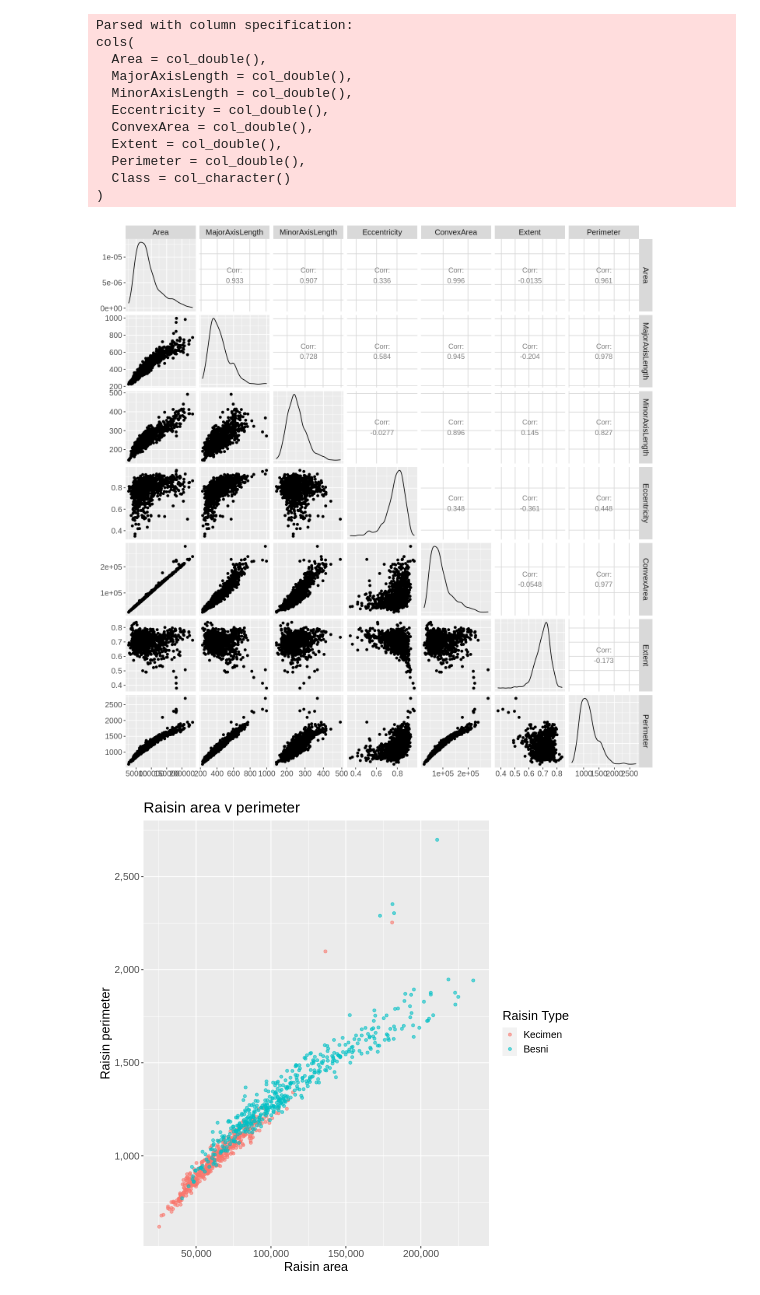
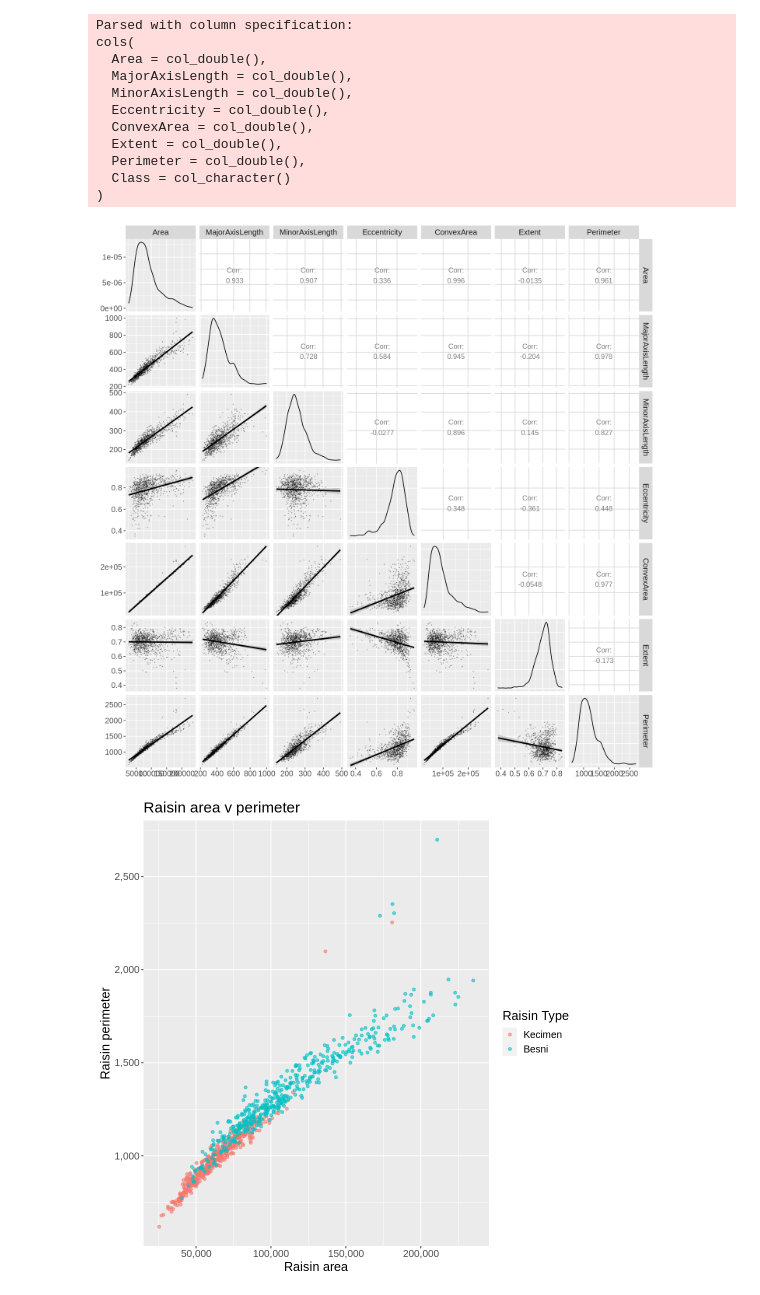
Before and after one commit to dylankim990/DSCI100_Group_1, a Jupyter notebook: visualizations.ipynb, the cells around one changed output. Saved outputs shown, nothing was run; the diff lists cells and outputs as text; code cells hidden in the pictures.

Commit message:
added smoothness and better visuals for ggpairs

```diff
--- a/visualizations.ipynb
+++ b/visualizations.ipynb
@@ -12,35 +12,36 @@ options(repr.plot.height = 12, repr.plot.width = 12)
 
 # seed value
 set.seed(5805)
 
 # ggpairs
 raisin_data <- read_csv("https://github.com/dylankim990/DSCI100_Group_2/raw/main/data/Raisin_Dataset.csv") %>%
     mutate(Class = as_factor(Class))
 
 scaled_raisin_data <- raisin_data %>%
     select(Area:Perimeter) %>%
     mutate(across(everything(), scale))
 
 raisin_data_predictors <- raisin_data %>%
     select(Area:Perimeter)
 
 raisin_pairs <- raisin_data_predictors %>%
-    ggpairs() +
+    ggpairs(., lower = list(continuous = wrap("smooth", alpha = 0.3, size=0.1))) +
     theme(text = element_text(size = 15))
+
 raisin_pairs
 # %% [output]
 Parsed with column specification:
 cols(
   Area = col_double(),
   MajorAxisLength = col_double(),
   MinorAxisLength = col_double(),
   Eccentricity = col_double(),
   ConvexArea = col_double(),
   Extent = col_double(),
   Perimeter = col_double(),
   Class = col_character()
 )
-[figure, old version]
+[figure, new version]
 # %%
 # options(repr.matrix.max.rows = 6)
 options(repr.plot.height = 8, repr.plot.width = 8)
```
